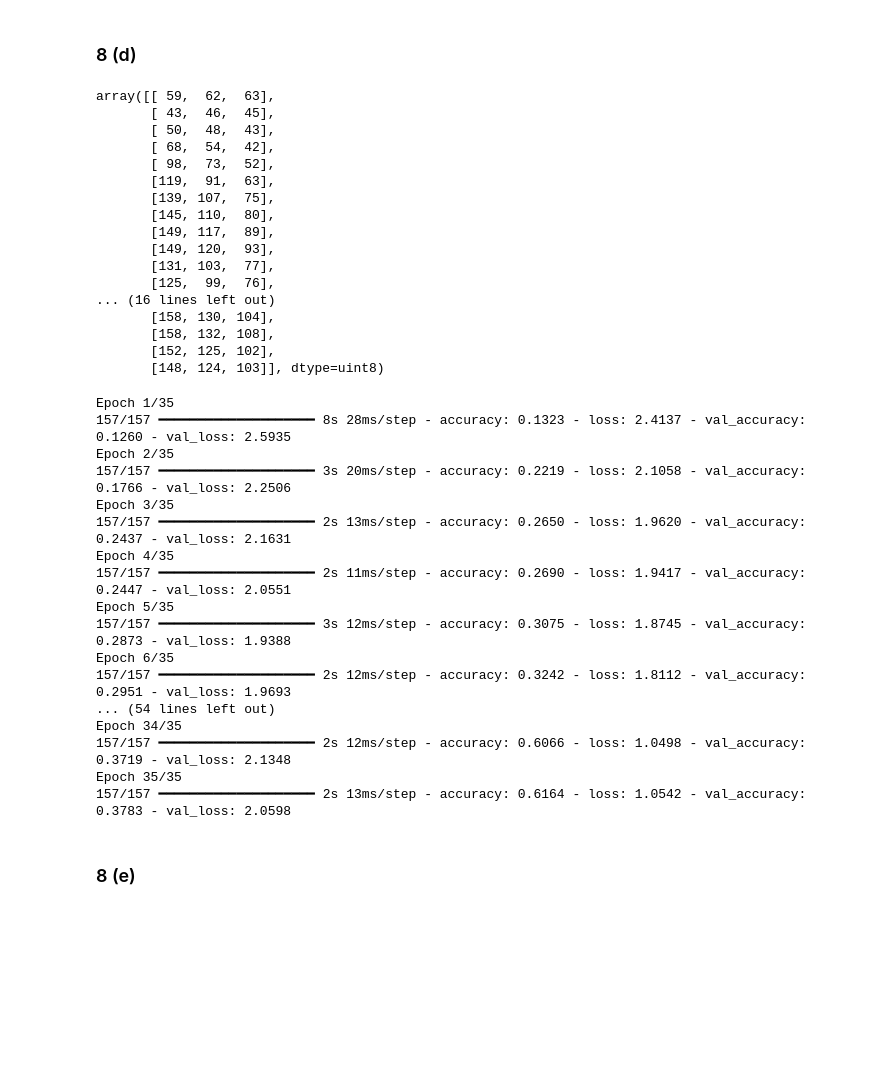
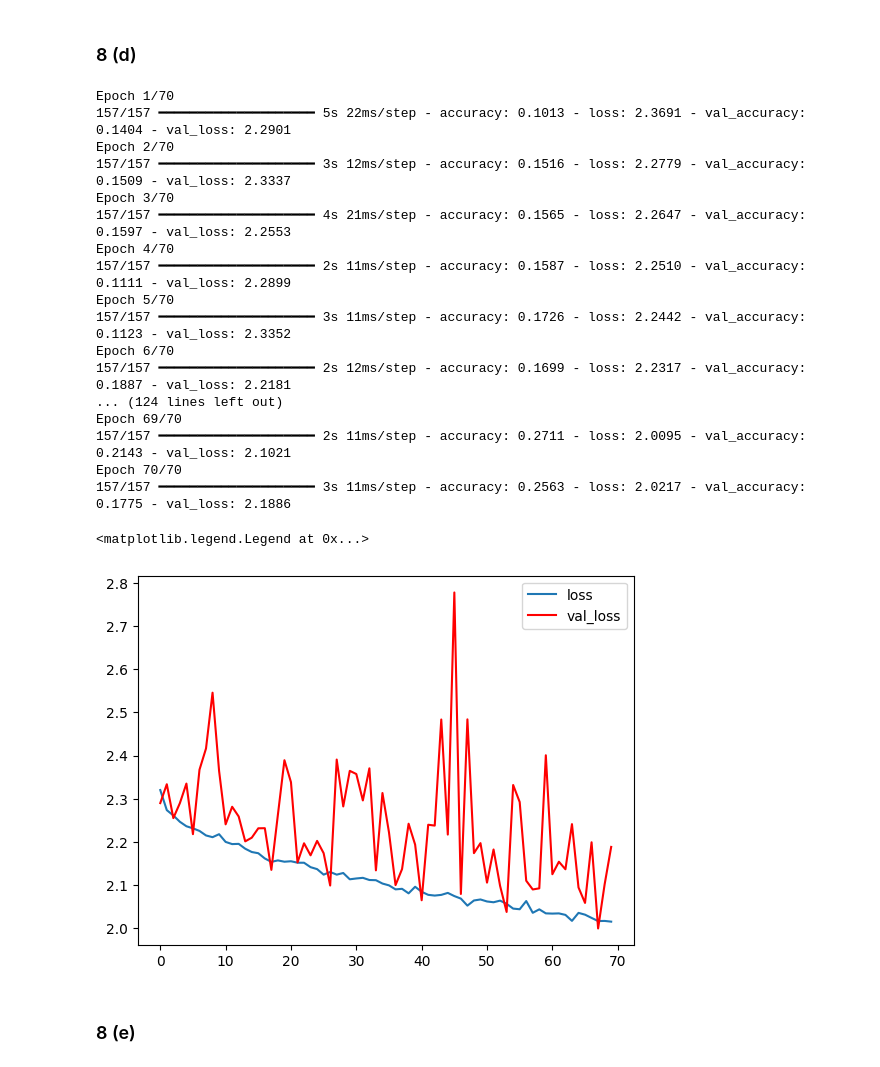
Before and after one commit to Timure228/Hands-on-ML, a Jupyter notebook: Chapter_11_Train_DNN.ipynb, the cells around one changed output. Cells and saved outputs as stored; diff of their text form; code cells hidden in the pictures; blank space fills up the shorter version.

```diff
--- a/Chapter_11_Train_DNN.ipynb
+++ b/Chapter_11_Train_DNN.ipynb
@@ -454,25 +478,5 @@ array([0, 1, 2, 3, 4, 5, 6, 7, 8, 9], dtype=uint8)
 # %% [markdown]
 ### 8 (d)
-# %%
-X_train[0][0]
-# %% [output]
-array([[ 59,  62,  63],
-       [ 43,  46,  45],
-       [ 50,  48,  43],
-       [ 68,  54,  42],
-       [ 98,  73,  52],
-       [119,  91,  63],
-       [139, 107,  75],
-       [145, 110,  80],
-       [149, 117,  89],
-       [149, 120,  93],
-       [131, 103,  77],
-       [125,  99,  76],
-... (16 lines left out)
-       [158, 130, 104],
-       [158, 132, 108],
-       [152, 125, 102],
-       [148, 124, 103]], dtype=uint8)
 # %%
 # Self-normalizing model
 from functools import partial
@@ -488,33 +492,41 @@ model_sn = tf.keras.Sequential([
 
 for _ in range(20):
   model_sn.add(DenseLayer(100))
-model_sn.add(tf.keras.layers.Dense(len(class_names), activation="sigmoid", kernel_initializer="he_normal"))
+model_sn.add(tf.keras.layers.Dense(len(class_names), activation="softmax", kernel_initializer="he_normal"))
 # %%
-optimizer = tf.keras.optimizers.SGD(learning_rate=0.001, momentum=0.9,
-                                    nesterov=True)
+optimizer = tf.keras.optimizers.SGD(learning_rate=0.0001, nesterov=True)
 loss = tf.keras.losses.SparseCategoricalCrossentropy()
 
 model_sn.compile(optimizer=optimizer, loss=loss, metrics=["accuracy"])
 # %%
-history_3 = model_sn.fit(X_train, y_train, validation_data=(X_val, y_val), epochs=35)
+history_3 = model_sn.fit(X_train, y_train, validation_data=(X_val, y_val), epochs=70)
 # %% [output]
-Epoch 1/35
-157/157 ━━━━━━━━━━━━━━━━━━━━ 8s 28ms/step - accuracy: 0.1323 - loss: 2.4137 - val_accuracy: 0.1260 - val_loss: 2.5935
-Epoch 2/35
-157/157 ━━━━━━━━━━━━━━━━━━━━ 3s 20ms/step - accuracy: 0.2219 - loss: 2.1058 - val_accuracy: 0.1766 - val_loss: 2.2506
-Epoch 3/35
-157/157 ━━━━━━━━━━━━━━━━━━━━ 2s 13ms/step - accuracy: 0.2650 - loss: 1.9620 - val_accuracy: 0.2437 - val_loss: 2.1631
-Epoch 4/35
-157/157 ━━━━━━━━━━━━━━━━━━━━ 2s 11ms/step - accuracy: 0.2690 - loss: 1.9417 - val_accuracy: 0.2447 - val_loss: 2.0551
-Epoch 5/35
-157/157 ━━━━━━━━━━━━━━━━━━━━ 3s 12ms/step - accuracy: 0.3075 - loss: 1.8745 - val_accuracy: 0.2873 - val_loss: 1.9388
-Epoch 6/35
-157/157 ━━━━━━━━━━━━━━━━━━━━ 2s 12ms/step - accuracy: 0.3242 - loss: 1.8112 - val_accuracy: 0.2951 - val_loss: 1.9693
-... (54 lines left out)
-Epoch 34/35
-157/157 ━━━━━━━━━━━━━━━━━━━━ 2s 12ms/step - accuracy: 0.6066 - loss: 1.0498 - val_accuracy: 0.3719 - val_loss: 2.1348
-Epoch 35/35
-157/157 ━━━━━━━━━━━━━━━━━━━━ 2s 13ms/step - accuracy: 0.6164 - loss: 1.0542 - val_accuracy: 0.3783 - val_loss: 2.0598
+Epoch 1/70
+157/157 ━━━━━━━━━━━━━━━━━━━━ 5s 22ms/step - accuracy: 0.1013 - loss: 2.3691 - val_accuracy: 0.1404 - val_loss: 2.2901
+Epoch 2/70
+157/157 ━━━━━━━━━━━━━━━━━━━━ 3s 12ms/step - accuracy: 0.1516 - loss: 2.2779 - val_accuracy: 0.1509 - val_loss: 2.3337
+Epoch 3/70
+157/157 ━━━━━━━━━━━━━━━━━━━━ 4s 21ms/step - accuracy: 0.1565 - loss: 2.2647 - val_accuracy: 0.1597 - val_loss: 2.2553
+Epoch 4/70
+157/157 ━━━━━━━━━━━━━━━━━━━━ 2s 11ms/step - accuracy: 0.1587 - loss: 2.2510 - val_accuracy: 0.1111 - val_loss: 2.2899
+Epoch 5/70
+157/157 ━━━━━━━━━━━━━━━━━━━━ 3s 11ms/step - accuracy: 0.1726 - loss: 2.2442 - val_accuracy: 0.1123 - val_loss: 2.3352
+Epoch 6/70
+157/157 ━━━━━━━━━━━━━━━━━━━━ 2s 12ms/step - accuracy: 0.1699 - loss: 2.2317 - val_accuracy: 0.1887 - val_loss: 2.2181
+... (124 lines left out)
+Epoch 69/70
+157/157 ━━━━━━━━━━━━━━━━━━━━ 2s 11ms/step - accuracy: 0.2711 - loss: 2.0095 - val_accuracy: 0.2143 - val_loss: 2.1021
+Epoch 70/70
+157/157 ━━━━━━━━━━━━━━━━━━━━ 3s 11ms/step - accuracy: 0.2563 - loss: 2.0217 - val_accuracy: 0.1775 - val_loss: 2.1886
+# %%
+import matplotlib.pyplot as plt
+
+plt.plot(history_3.history["loss"], label="loss")
+plt.plot(history_3.history["val_loss"], c="red", label="val_loss")
+plt.legend()
+# %% [output]
+<matplotlib.legend.Legend at 0x...>
+[figure, added]
 # %% [markdown]
 ### 8 (e)
 # %%
```
Also changed, not shown: parts of 25 cells of this notebook.
